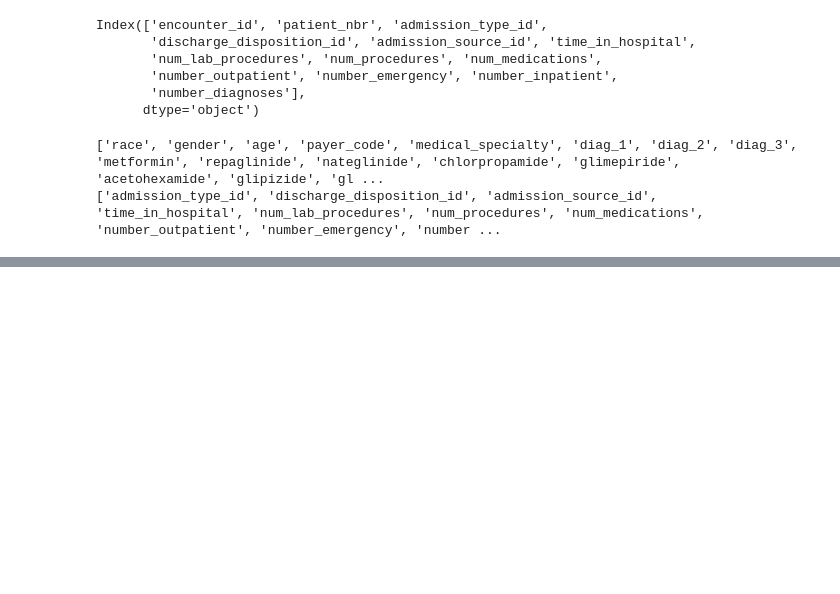
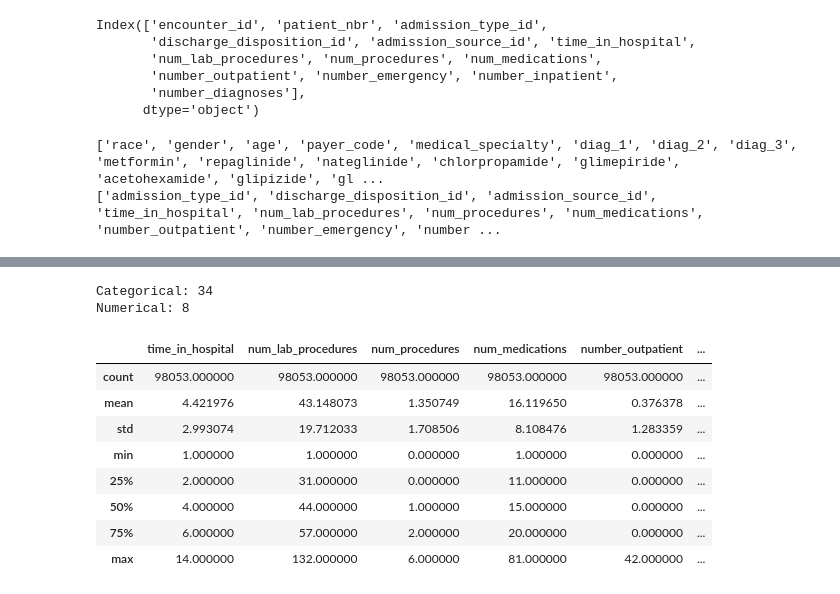
Before and after one commit to SarthakJa18/uci-diabetes-readmission-eda, a Jupyter notebook: patient-readmission-eda.ipynb, the cells around one changed output, grey strips where cells are left out. Cells and saved outputs as stored; diff of their text form; code cells hidden in the pictures; blank space fills up the shorter version.

```diff
--- a/patient-readmission-eda.ipynb
+++ b/patient-readmission-eda.ipynb
@@ -260,0 +305,21 @@ print(num_cols)
+# %%
+cat_cols = df.select_dtypes(include='object').columns.tolist()
+num_cols = df.select_dtypes(include='number').columns.tolist()
+
+print("Categorical:", len(cat_cols))
+print("Numerical:", len(num_cols))
+# %% [output]
+Categorical: 34
+Numerical: 8
+# %%
+df[num_cols].describe()
+# %% [output]
+|  | time_in_hospital | num_lab_procedures | num_procedures | num_medications | number_outpatient | ... |
+| count | 98053.000000 | 98053.000000 | 98053.000000 | 98053.000000 | 98053.000000 | ... |
+| mean | 4.421976 | 43.148073 | 1.350749 | 16.119650 | 0.376378 | ... |
+| std | 2.993074 | 19.712033 | 1.708506 | 8.108476 | 1.283359 | ... |
+| min | 1.000000 | 1.000000 | 0.000000 | 1.000000 | 0.000000 | ... |
+| 25% | 2.000000 | 31.000000 | 0.000000 | 11.000000 | 0.000000 | ... |
+| 50% | 4.000000 | 44.000000 | 1.000000 | 15.000000 | 0.000000 | ... |
+| 75% | 6.000000 | 57.000000 | 2.000000 | 20.000000 | 0.000000 | ... |
+| max | 14.000000 | 132.000000 | 6.000000 | 81.000000 | 42.000000 | ... |
```
Also changed, not shown: parts of 11 cells of this notebook, 1 other file.
